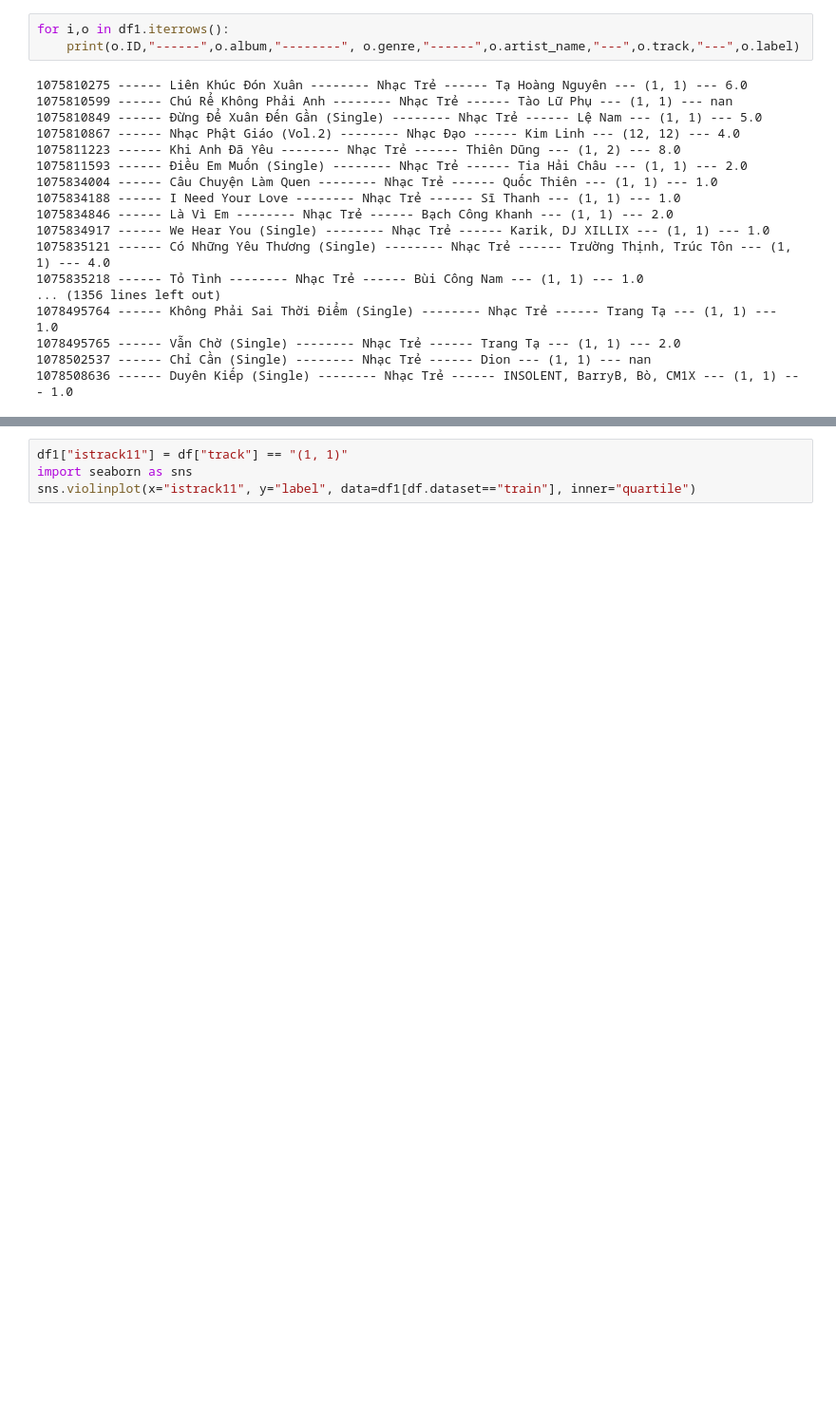
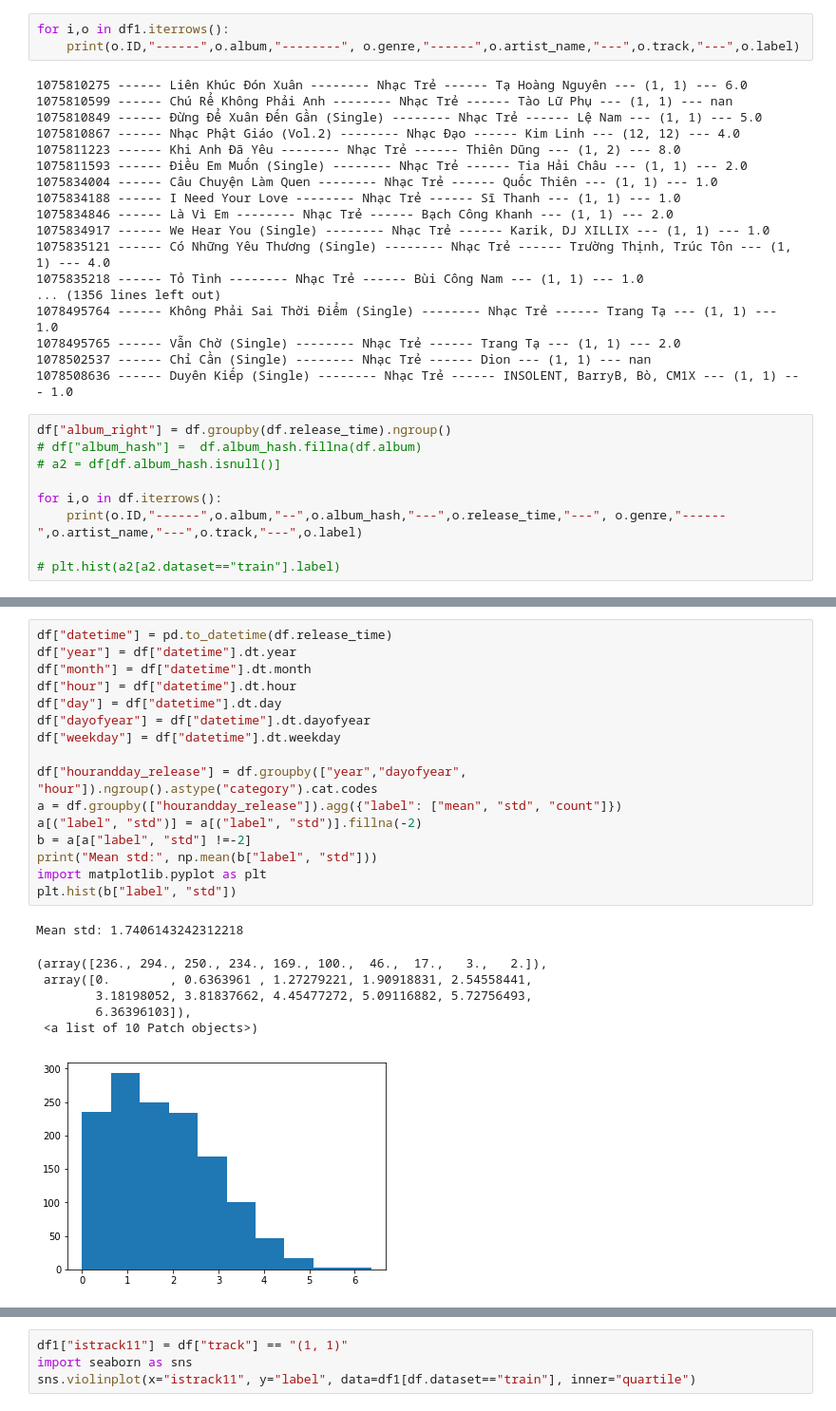
Before and after one commit to vuthede/zalo-hit-song-prediction, a Jupyter notebook: analysis/analysis3.ipynb, the cells around one changed output, grey strips where cells are left out. Shown at 95% size. Cells and saved outputs as stored; diff of their text form; blank space fills up the shorter version.

```diff
--- a/analysis/analysis3.ipynb
+++ b/analysis/analysis3.ipynb
@@ -157,3 +174,12 @@ for i,o in df1.iterrows():
 1078495765 ------ Vẫn Chờ (Single) -------- Nhạc Trẻ ------ Trang Tạ --- (1, 1) --- 2.0
 1078502537 ------ Chỉ Cần (Single) -------- Nhạc Trẻ ------ Dion --- (1, 1) --- nan
 1078508636 ------ Duyên Kiếp (Single) -------- Nhạc Trẻ ------ INSOLENT, BarryB, Bò, CM1X --- (1, 1) --- 1.0
+# %%
+df["album_right"] = df.groupby(df.release_time).ngroup()
+# df["album_hash"] =  df.album_hash.fillna(df.album)
+# a2 = df[df.album_hash.isnull()]
+
+for i,o in df.iterrows():
+    print(o.ID,"------",o.album,"--",o.album_hash,"---",o.release_time,"---", o.genre,"------",o.artist_name,"---",o.track,"---",o.label)
+
+# plt.hist(a2[a2.dataset=="train"].label)
@@ -159,0 +204,24 @@ for i,o in df1.iterrows():
+# %%
+df["datetime"] = pd.to_datetime(df.release_time)
+df["year"] = df["datetime"].dt.year
+df["month"] = df["datetime"].dt.month
+df["hour"] = df["datetime"].dt.hour
+df["day"] = df["datetime"].dt.day
+df["dayofyear"] = df["datetime"].dt.dayofyear
+df["weekday"] = df["datetime"].dt.weekday
+
+df["hourandday_release"] = df.groupby(["year","dayofyear", "hour"]).ngroup().astype("category").cat.codes
+a = df.groupby(["hourandday_release"]).agg({"label": ["mean", "std", "count"]})
+a[("label", "std")] = a[("label", "std")].fillna(-2)
+b = a[a["label", "std"] !=-2]
+print("Mean std:", np.mean(b["label", "std"]))
+import matplotlib.pyplot as plt
+plt.hist(b["label", "std"])
+# %% [output]
+Mean std: 1.7406143242312218
+(array([236., 294., 250., 234., 169., 100.,  46.,  17.,   3.,   2.]),
+ array([0.        , 0.6363961 , 1.27279221, 1.90918831, 2.54558441,
+        3.18198052, 3.81837662, 4.45477272, 5.09116882, 5.72756493,
+        6.36396103]),
+ <a list of 10 Patch objects>)
+[figure, added]
```
Also changed, not shown: parts of 5 cells of this notebook, 1 other file.
